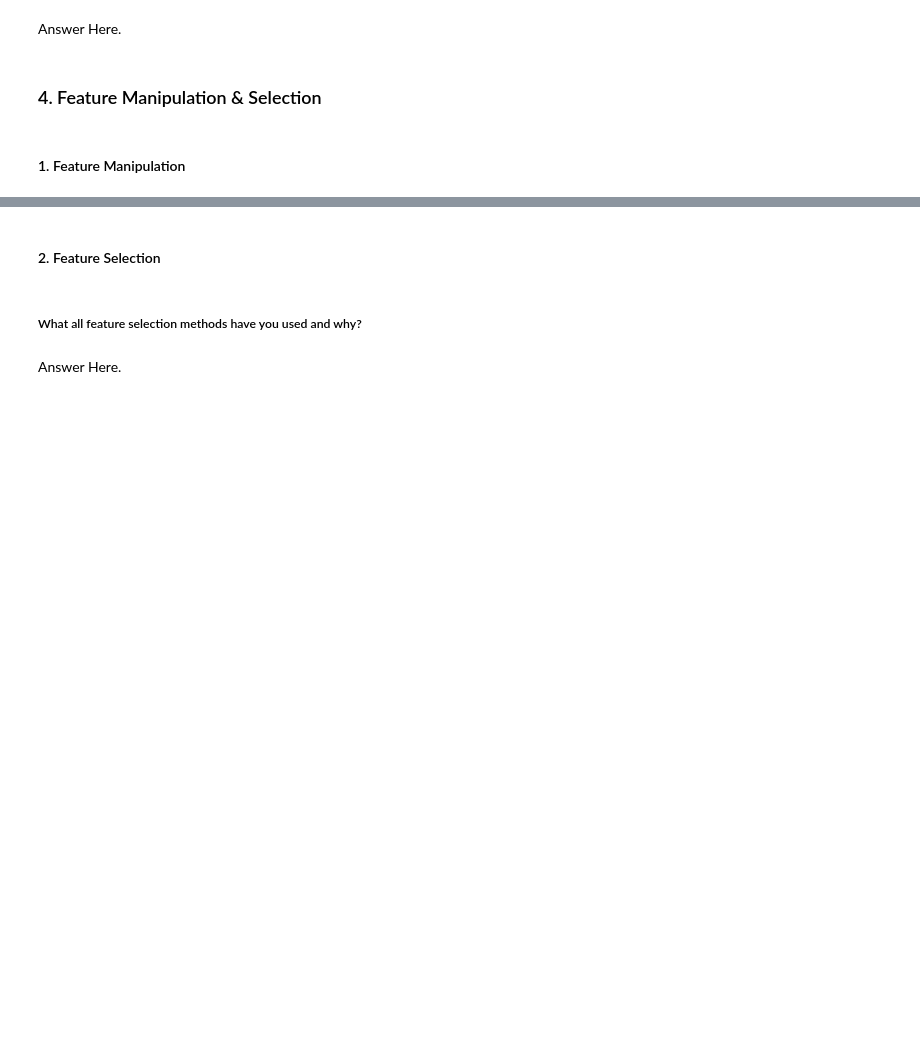
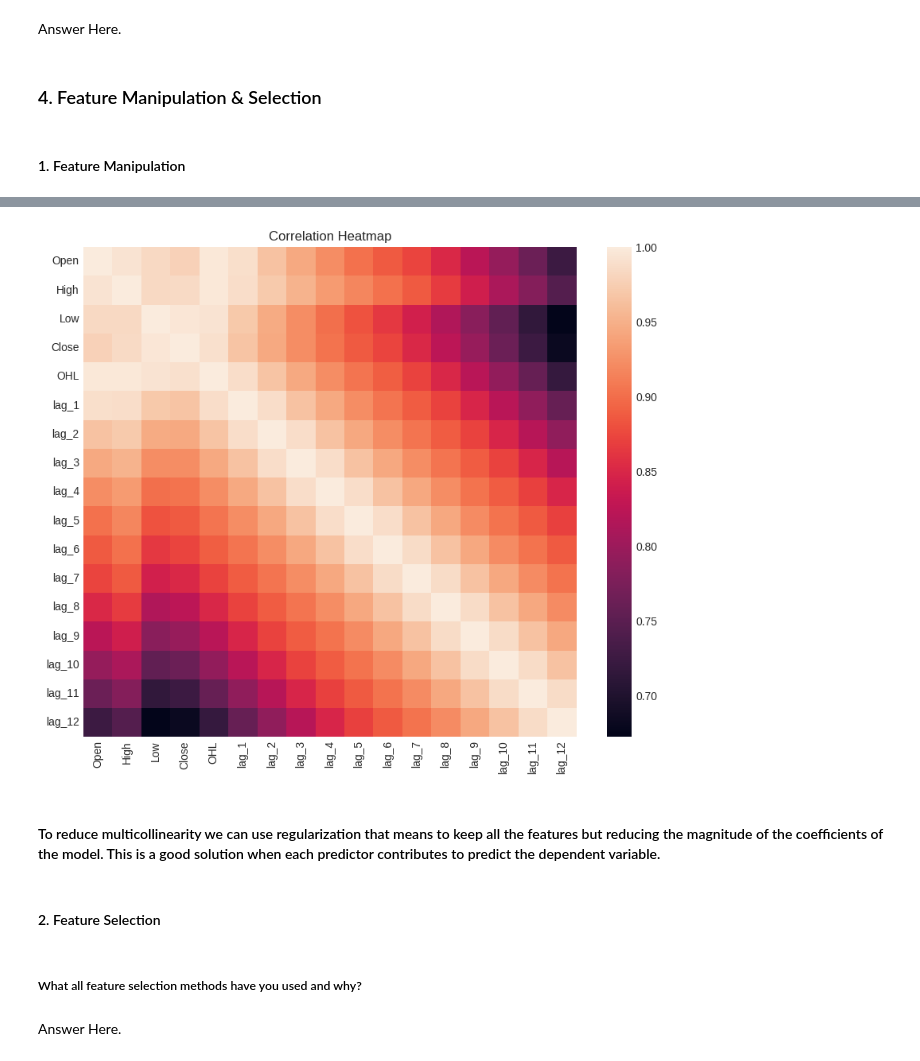
Before and after one commit to saidul-mondal-au7/Yes_Bank_Stock_Closing_Price_Prediction, a Jupyter notebook: Yes_Bank_Stock_Closing_Price_Prediction.ipynb, the cells around one changed output, grey strips where cells are left out. Saved outputs shown, nothing was run; the diff lists cells and outputs as text; code cells hidden in the pictures; blank space fills up the shorter version.

```diff
--- a/Yes_Bank_Stock_Closing_Price_Prediction.ipynb
+++ b/Yes_Bank_Stock_Closing_Price_Prediction.ipynb
@@ -716,3 +751,5 @@ Answer Here.
 #### 1. Feature Manipulation
 # %%
 # Manipulate Features to minimize feature correlation and create new features
+df['OHL'] = df[['Open', 'High', 'Low']].mean(axis=1).round(2)
+df.head()
@@ -719,3 +764,16 @@ Answer Here.
+# %%
+# use lags as additional features
+for i in range(1, 13):
+    df["lag_{}".format(i)] = df.OHL.shift(i)
+# correlation between features
+plt.figure(figsize=(10, 8))
+sns.heatmap(df.corr())
+plt.title('Correlation Heatmap')
+plt.show()
+# %% [output]
+[figure, added]
+# %% [markdown]
+#### To reduce multicollinearity we can use regularization that means to keep all the features but reducing the magnitude of the coefficients of the model. This is a good solution when each predictor contributes to predict the dependent variable.
 # %% [markdown]
 #### 2. Feature Selection
 # %%
```
Also changed, not shown: parts of 25 cells of this notebook.
